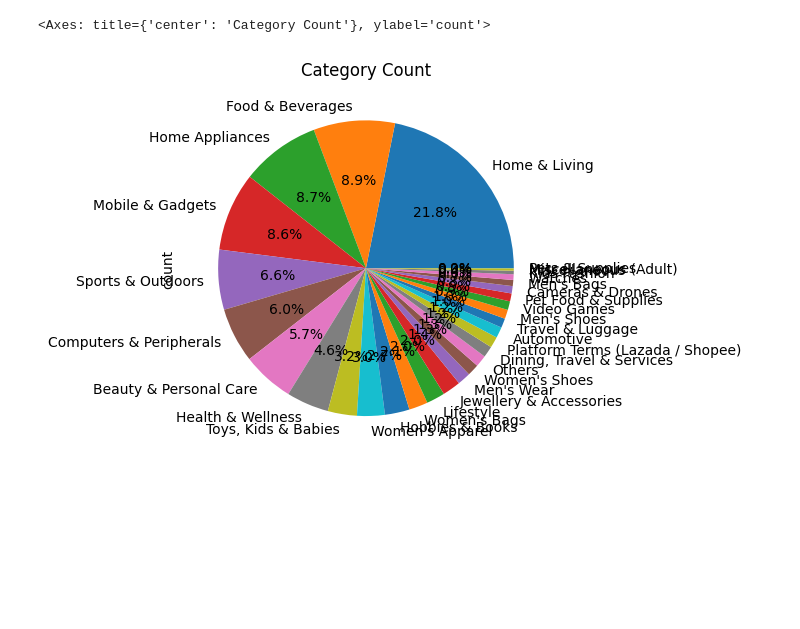
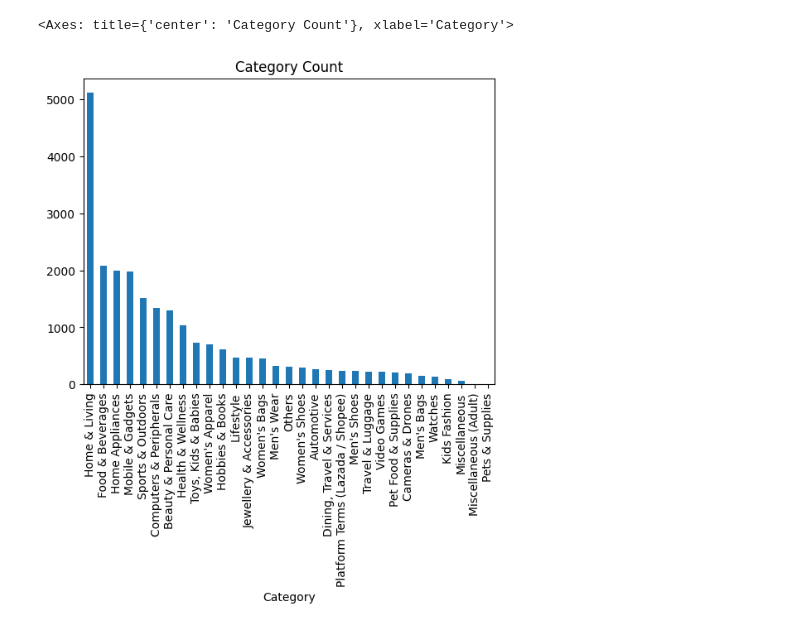
Before and after one commit to wuhonglei/dh_ai, a Jupyter notebook: 课后作业/关键词分类_pytorch/模型改进/analysis.ipynb, the cells around one changed output. Cells and saved outputs as stored; diff of their text form; code cells hidden in the pictures; blank space fills up the shorter version.

```diff
--- a/课后作业/关键词分类_pytorch/模型改进/analysis.ipynb
+++ b/课后作业/关键词分类_pytorch/模型改进/analysis.ipynb
@@ -1,21 +1,22 @@
 # %%
 import pickle
 from pandas import DataFrame
 
 with open('./data/excel.pkl', 'rb') as f:
     excel = pickle.load(f)
 
 country = 'SG'
 # dataframe 包含 Keyword, Category 列
-data: DataFrame = excel[country]
+data = excel[country].drop_duplicates(
+    subset=['Keyword'], keep='first').reset_index(drop=True)  # type: ignore
 
 # 分类各个 Category 的数量
 category_count = data['Category'].value_counts()
 # 绘制为柱状图
-# category_count.plot(kind='bar', title='Category Count')
+category_count.plot(kind='bar', title='Category Count')
 
 # 绘制饼图
-category_count.plot(kind='pie', title='Category Count', autopct='%1.1f%%')
+# category_count.plot(kind='pie', title='Category Count', autopct='%1.1f%%')
 # %% [output]
-<Axes: title={'center': 'Category Count'}, ylabel='count'>
+<Axes: title={'center': 'Category Count'}, xlabel='Category'>
-[figure, old version]
+[figure, new version]
```
Also changed, not shown: parts of 1 cell of this notebook, 3 other files.
